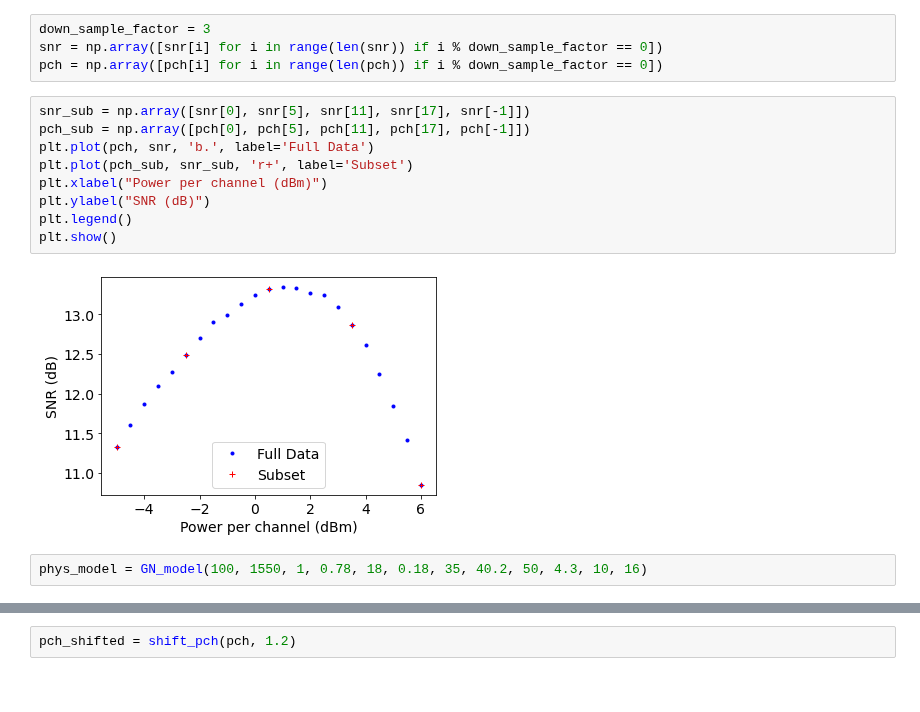
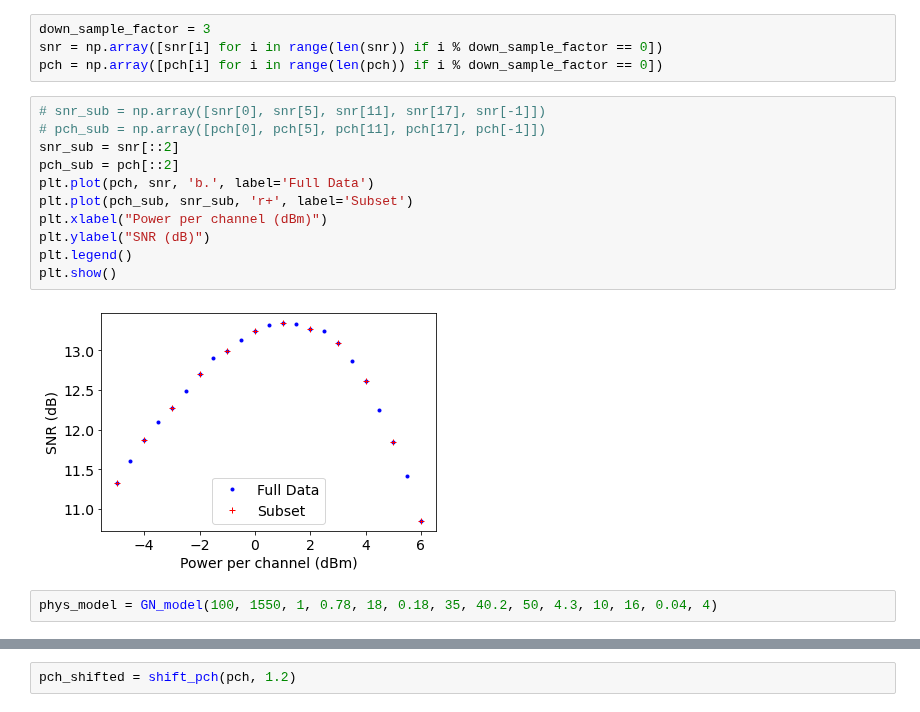
Before and after one commit to joshnevin/physics_enhanced_GPs, a Jupyter notebook: GN_model_hyperparam_exploration.ipynb, the cells around one changed output, grey strips where cells are left out. Drawn from its saved outputs; the diff is of its cells as text.

```diff
--- a/GN_model_hyperparam_exploration.ipynb
+++ b/GN_model_hyperparam_exploration.ipynb
@@ -23,18 +23,20 @@ down_sample_factor = 3
 snr = np.array([snr[i] for i in range(len(snr)) if i % down_sample_factor == 0])
 pch = np.array([pch[i] for i in range(len(pch)) if i % down_sample_factor == 0])
 # %%
-snr_sub = np.array([snr[0], snr[5], snr[11], snr[17], snr[-1]])
-pch_sub = np.array([pch[0], pch[5], pch[11], pch[17], pch[-1]])
+# snr_sub = np.array([snr[0], snr[5], snr[11], snr[17], snr[-1]])
+# pch_sub = np.array([pch[0], pch[5], pch[11], pch[17], pch[-1]])
+snr_sub = snr[::2]
+pch_sub = pch[::2]
 plt.plot(pch, snr, 'b.', label='Full Data')
 plt.plot(pch_sub, snr_sub, 'r+', label='Subset')
 plt.xlabel("Power per channel (dBm)")
 plt.ylabel("SNR (dB)")
 plt.legend()
 plt.show()
 # %% [output]
-[figure, old version]
+[figure, new version]
 # %%
-phys_model = GN_model(100, 1550, 1, 0.78, 18, 0.18, 35, 40.2, 50, 4.3, 10, 16)
+phys_model = GN_model(100, 1550, 1, 0.78, 18, 0.18, 35, 40.2, 50, 4.3, 10, 16, 0.04, 4)
 # %%
 def shift_pch(pch, emp_pk):
     pch_gn = np.linspace(pch[0], pch[-1], 100)
```
Also changed, not shown: parts of 22 cells of this notebook, 1 other file.
